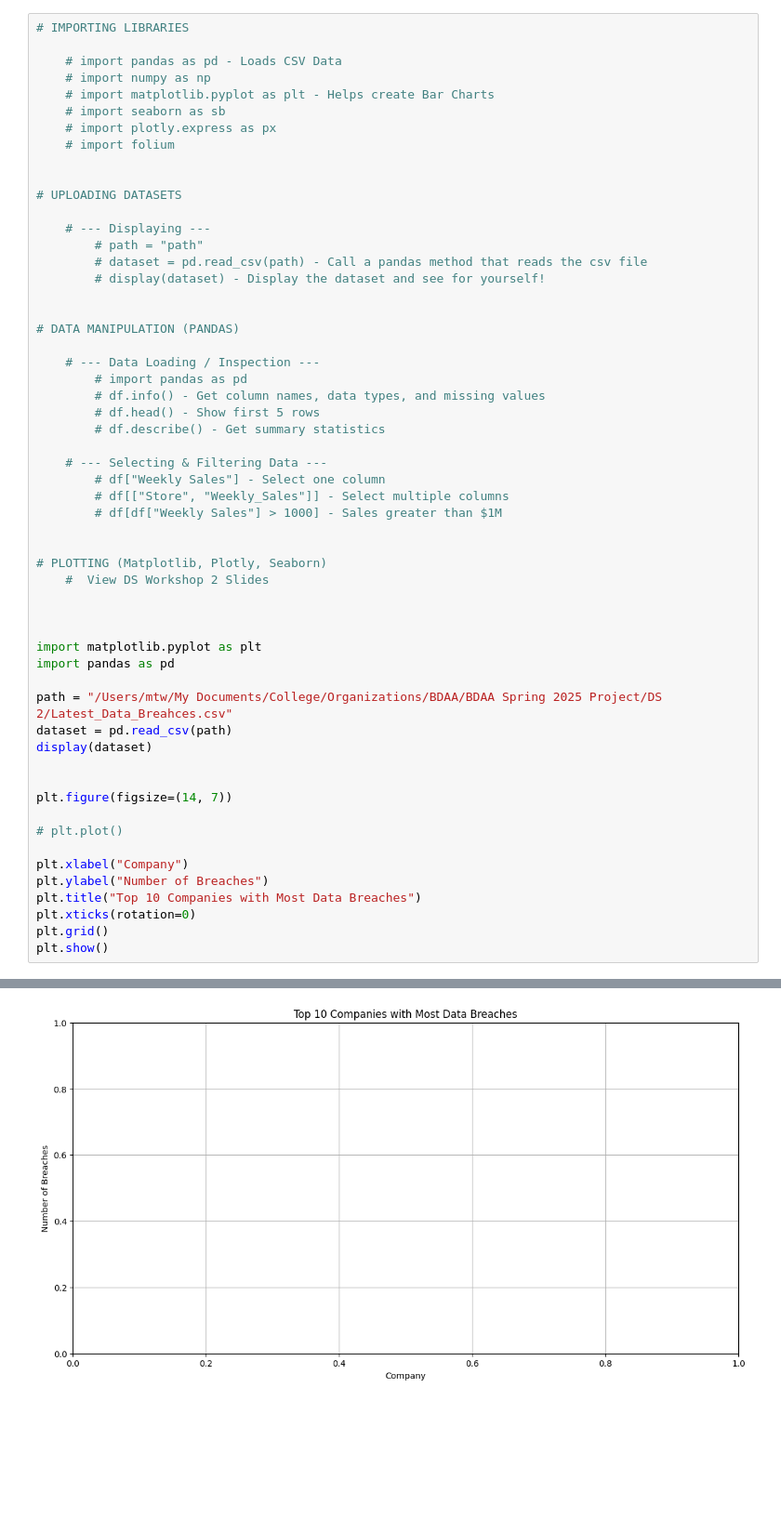
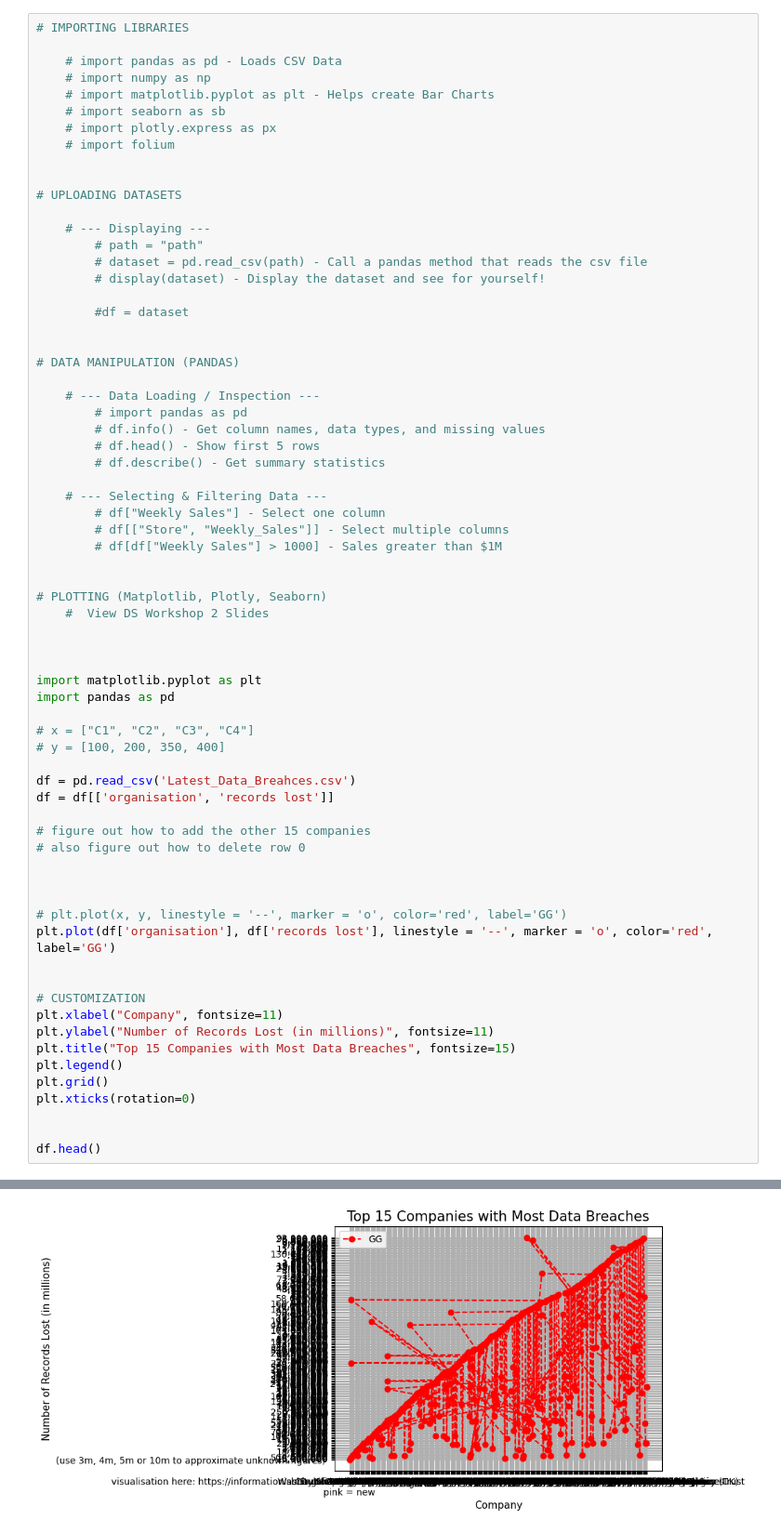
Before and after one commit to mtwbusiness102/BDAA-DATA-SCIENCE-PROJECT, a Jupyter notebook: Data.ipynb, the cells around one changed output, grey strips where cells are left out. Shown: that part at 93% size. Cells and saved outputs as stored; diff of their text form; blank space fills up the shorter version.

```diff
--- a/Data.ipynb
+++ b/Data.ipynb
@@ -15,6 +15,8 @@
         # path = "path"
         # dataset = pd.read_csv(path) - Call a pandas method that reads the csv file
         # display(dataset) - Display the dataset and see for yourself!
+
+        #df = dataset
 
 
 # DATA MANIPULATION (PANDAS)
@@ -39,19 +41,29 @@
 import matplotlib.pyplot as plt
 import pandas as pd
 
-path = "/Users/mtw/My Documents/College/Organizations/BDAA/BDAA Spring 2025 Project/DS 2/Latest_Data_Breahces.csv"
-dataset = pd.read_csv(path)
-display(dataset)
+# x = ["C1", "C2", "C3", "C4"]
+# y = [100, 200, 350, 400]
+
+df = pd.read_csv('Latest_Data_Breahces.csv')
+df = df[['organisation', 'records lost']]
+
+# figure out how to add the other 15 companies
+# also figure out how to delete row 0
 
 
-plt.figure(figsize=(14, 7))
 
-# plt.plot()
+# plt.plot(x, y, linestyle = '--', marker = 'o', color='red', label='GG')
+plt.plot(df['organisation'], df['records lost'], linestyle = '--', marker = 'o', color='red', label='GG')
 
-plt.xlabel("Company")
-plt.ylabel("Number of Breaches")
-plt.title("Top 10 Companies with Most Data Breaches")
+
+# CUSTOMIZATION
+plt.xlabel("Company", fontsize=11)
+plt.ylabel("Number of Records Lost (in millions)", fontsize=11)
+plt.title("Top 15 Companies with Most Data Breaches", fontsize=15)
+plt.legend()
+plt.grid()
 plt.xticks(rotation=0)
-plt.grid()
-plt.show()
+
+
+df.head()
 # %% [output]
@@ -71 +76 @@ plt.show()
-[figure, old version]
+[figure, new version]
```
Also changed, not shown: parts of 1 cell of this notebook, 1 other file.
